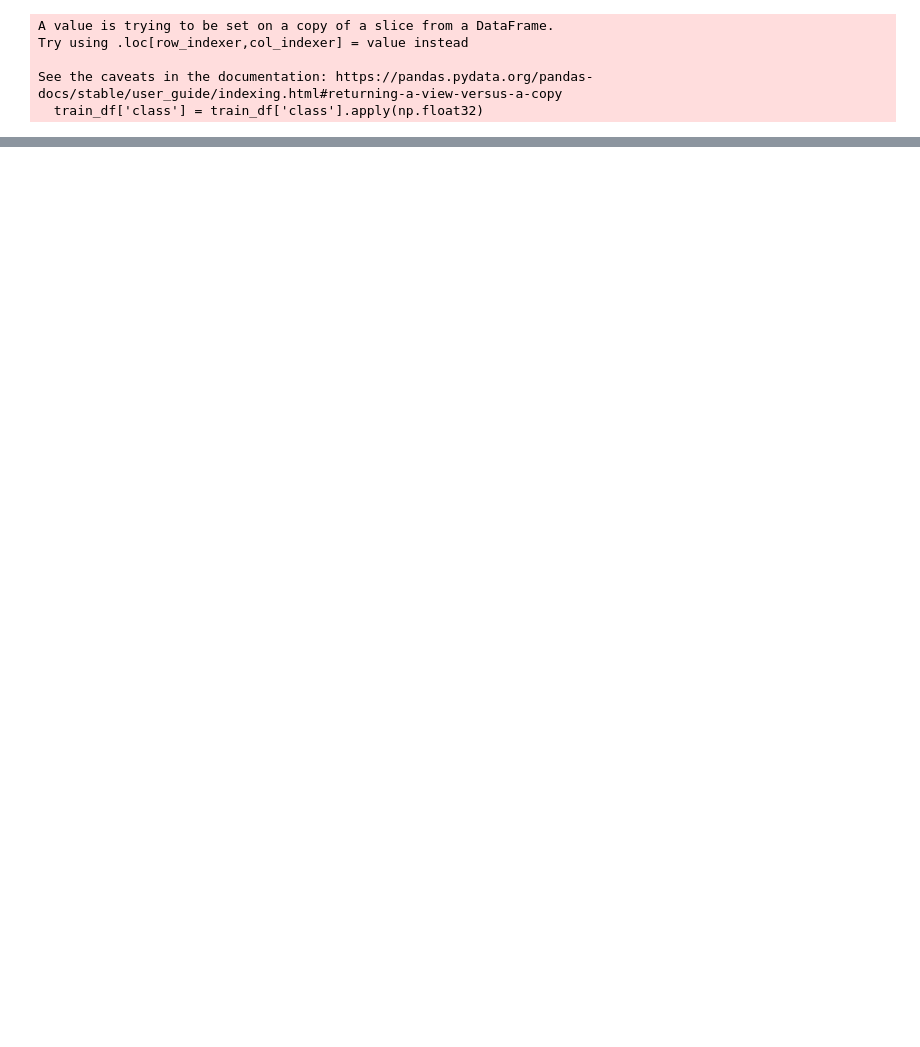
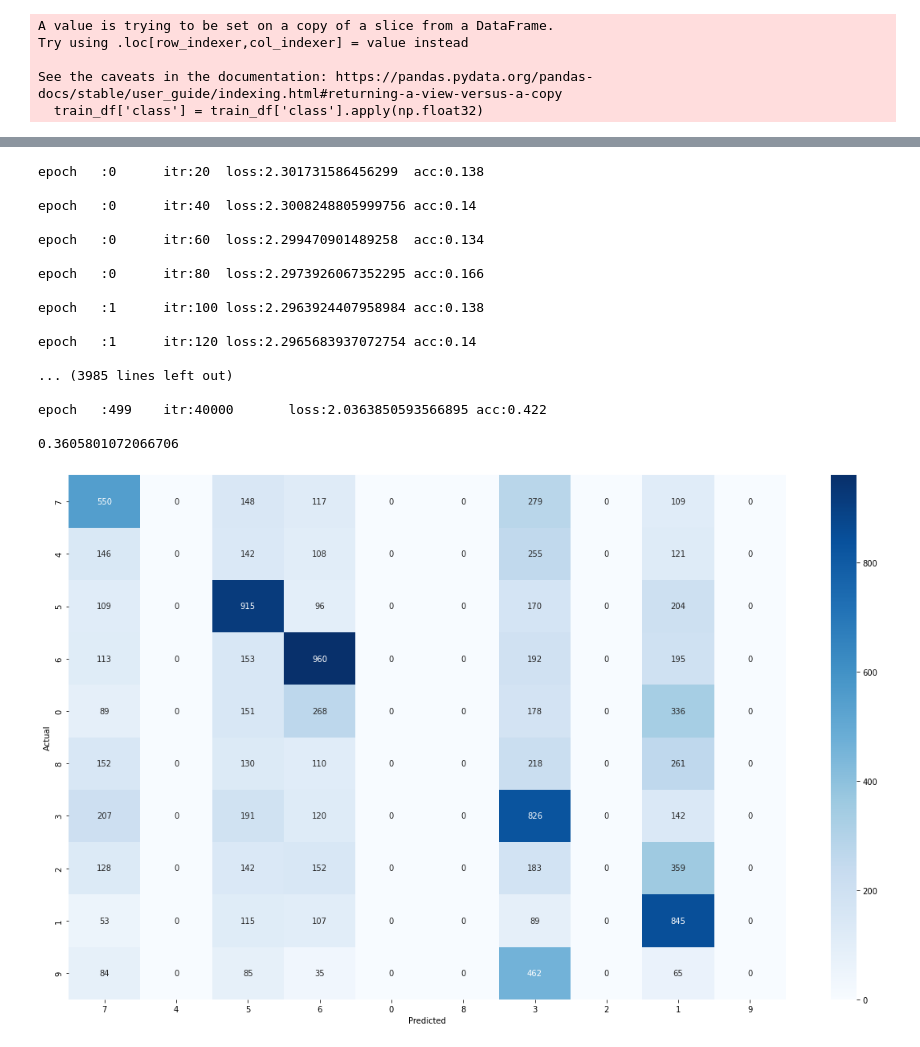
Before and after one commit to EldenRingChen/ShortChineseTextClassfication, a Jupyter notebook: word/3.1.classfication_tinycorpus.ipynb, the cells around one changed output, grey strips where cells are left out. Drawn from its saved outputs; the diff is of its cells as text; code cells hidden in the pictures; blank space fills up the shorter version.

```diff
--- a/word/3.1.classfication_tinycorpus.ipynb
+++ b/word/3.1.classfication_tinycorpus.ipynb
@@ -80,7 +80,7 @@ def getWordEmbedding(data):
             break
     if _ <= 9:
         for i in range(9 - _):
-            seq_embed.append(np.zeros(128))
+            seq_embed.append(np.zeros(256))
     seq_embed = np.array(seq_embed)
     return seq_embed
 # %%
@@ -147,9 +147,6 @@ class seqDataset(torch.utils.data.Dataset):
 
     def __len__(self):
         return len(self.data)
-# %%
-X_train = [np.array(i) for i in X_train]
-X_test = [np.array(i) for i in X_test]
 # %%
 X_train[0]
 # %% [output]
@@ -169,3 +166,6 @@ array([[ 2.65811346e-02,  1.77673206e-01,  5.86651601e-02, ...,
+# %%
+X_train = np.array([np.array([np.array(__) for __ in _]) for _ in X_train])
+X_test = np.array([np.array([np.array(__) for __ in _]) for _ in X_test])
 # %%
 train_dataset = seqDataset(X_train,y_train)
 test_dataset = seqDataset(X_test,y_test)
@@ -245,7 +248,7 @@ class SimpleRNN(nn.Module):
         return out
 # %%
 class SimpleLSTM(nn.Module):
-    def __init__(self,seq_len=9,embedding_size=128,h1_size=128,num_embeddings = len(idx2word)):
+    def __init__(self,seq_len=9,embedding_size=256,h1_size=128,num_embeddings = len(idx2word)):
         super(SimpleLSTM,self).__init__()
         self.embedding_size = embedding_size
         self.h1_size = h1_size
@@ -255,19 +258,18 @@ class SimpleLSTM(nn.Module):
         self.embed = nn.Embedding(num_embeddings=self.num_embeddings,embedding_dim=self.embedding_size)
 
         self.layer1 = nn.Sequential(
-            nn.LSTM(input_size = self.embedding_size,hidden_size = self.h1_size,num_layers=2,batch_first=True),
+            nn.LSTM(input_size = self.embedding_size,hidden_size = self.h1_size,num_layers=4,batch_first=True),
         )
 
         self.output = nn.Sequential(
             nn.Flatten(),
-            nn.Linear(self.seq_len*self.embedding_size,self.embedding_size),
-            nn.Sigmoid(),
-            nn.Linear(self.embedding_size,10),
+            nn.Linear(self.h1_size,10),
             nn.Softmax(),
         )
     def forward(self,x):
         # out = self.embed(x)
         out,(hn, cn) = self.layer1(x)
+        out = out[:,-1,:]
         out = self.output(out)
         return out
 # %%
@@ -345,3 +493,26 @@ class SimpleCNN(nn.Module):
+# %%
+model = train(SimpleLSTM(),EPOCH=800,learning_rate=1)
+y_pred,y_true = test(model)
+plot_confusion_matrix(np.array(y_true),np.array(y_pred))
+# %% [output]
+epoch   :0      itr:20  loss:2.301731586456299  acc:0.138
+
+epoch   :0      itr:40  loss:2.3008248805999756 acc:0.14
+
+epoch   :0      itr:60  loss:2.299470901489258  acc:0.134
+
+epoch   :0      itr:80  loss:2.2973926067352295 acc:0.166
+
+epoch   :1      itr:100 loss:2.2963924407958984 acc:0.138
+
+epoch   :1      itr:120 loss:2.2965683937072754 acc:0.14
+
+... (3985 lines left out)
+
+epoch   :499    itr:40000       loss:2.0363850593566895 acc:0.422
+
+0.3605801072066706
+[figure, added]
 # %%
 model = train(TransformerEncoder(),EPOCH=500,learning_rate=0.5)
 y_pred,y_true = test(model)
```
Also changed, not shown: parts of 20 cells of this notebook, 2 other files.
